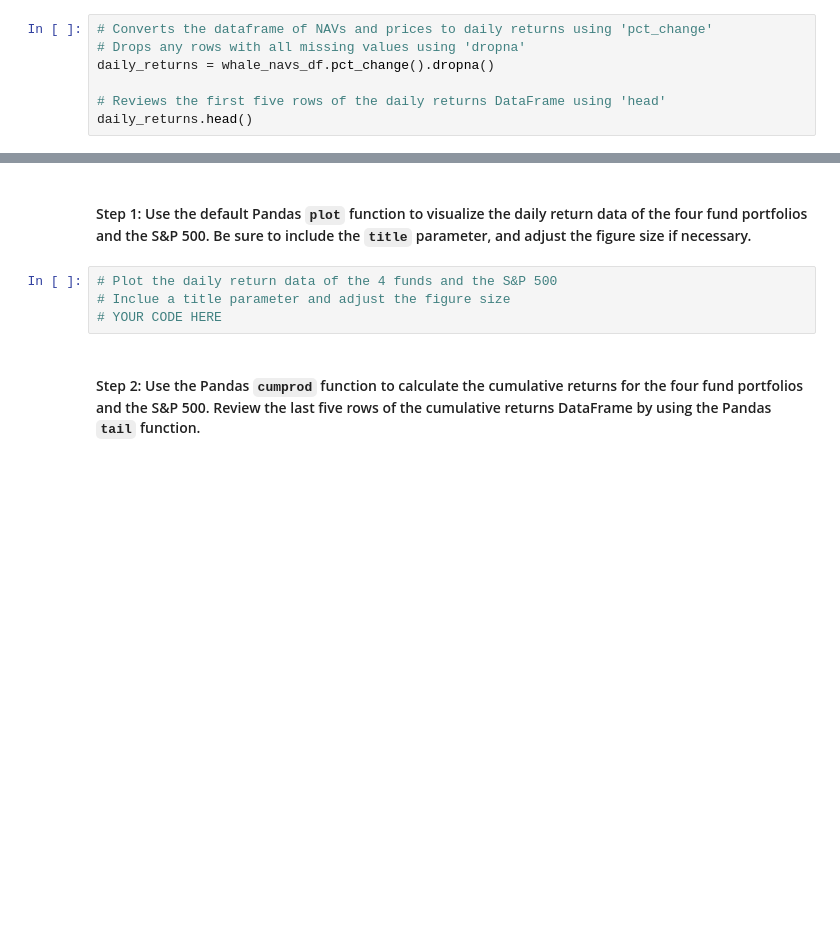
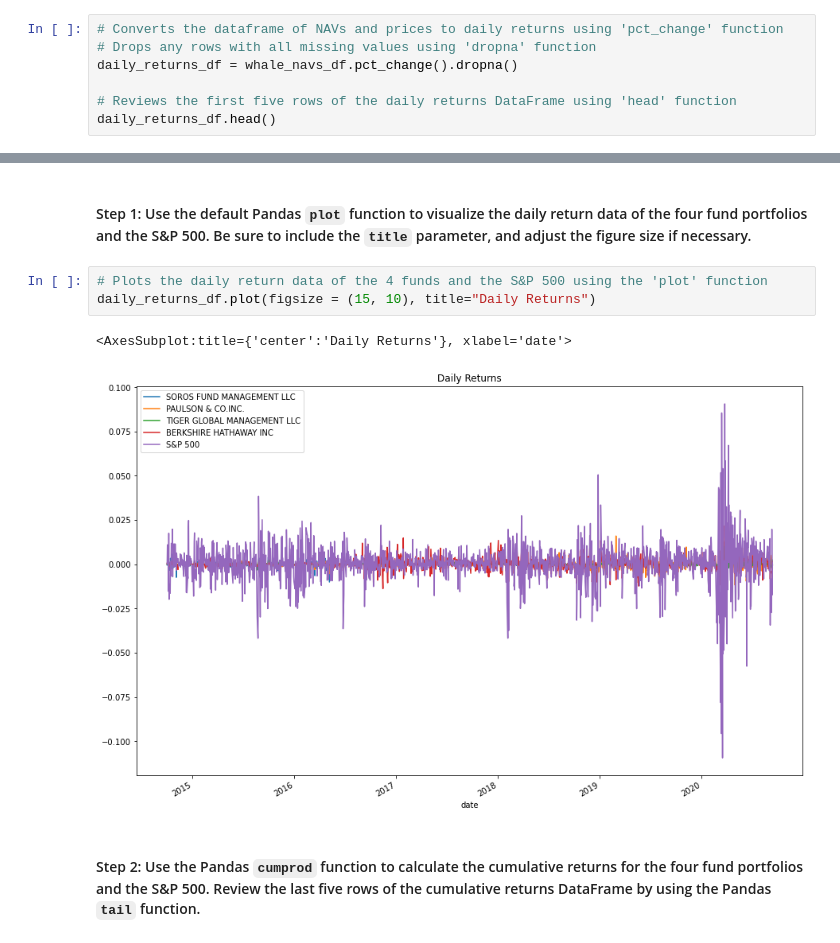
Before and after one commit to carljfrederick/whale-analysis, a Jupyter notebook: risk_return_analysis.ipynb, the cells around one changed output, grey strips where cells are left out. Drawn from its saved outputs; the diff is of its cells as text; blank space fills up the shorter version.

```diff
--- a/risk_return_analysis.ipynb
+++ b/risk_return_analysis.ipynb
@@ -125,12 +125,12 @@ whale_navs_df.head()
 # %% [markdown]
 #### Step 3: Use the Pandas `pct_change` function together with `dropna` to create the daily returns DataFrame. Base this DataFrame on the NAV prices of the four portfolios and on the closing price of the S&P 500 Index. Review the first five rows of the daily returns DataFrame.
 # %%
-# Converts the dataframe of NAVs and prices to daily returns using 'pct_change'
-# Drops any rows with all missing values using 'dropna'
-daily_returns = whale_navs_df.pct_change().dropna()
+# Converts the dataframe of NAVs and prices to daily returns using 'pct_change' function
+# Drops any rows with all missing values using 'dropna' function
+daily_returns_df = whale_navs_df.pct_change().dropna()
 
-# Reviews the first five rows of the daily returns DataFrame using 'head'
-daily_returns.head()
+# Reviews the first five rows of the daily returns DataFrame using 'head' function
+daily_returns_df.head()
 # %% [output]
 |  | SOROS FUND MANAGEMENT LLC | PAULSON & CO.INC. | TIGER GLOBAL MANAGEMENT LLC | BERKSHIRE HATHAWAY INC | S&P 500 |
 | date |  |  |  |  |  |
@@ -152,9 +152,11 @@ Analyze the data to determine if any of the portfolios outperform the broader st
 # %% [markdown]
 #### Step 1:  Use the default Pandas `plot` function to visualize the daily return data of the four fund portfolios and the S&P 500. Be sure to include the `title` parameter, and adjust the figure size if necessary.
 # %%
-# Plot the daily return data of the 4 funds and the S&P 500
-# Inclue a title parameter and adjust the figure size
-# YOUR CODE HERE
+# Plots the daily return data of the 4 funds and the S&P 500 using the 'plot' function
+daily_returns_df.plot(figsize = (15, 10), title="Daily Returns")
+# %% [output]
+<AxesSubplot:title={'center':'Daily Returns'}, xlabel='date'>
+[figure, added]
 # %% [markdown]
 #### Step 2: Use the Pandas `cumprod` function to calculate the cumulative returns for the four fund portfolios and the S&P 500. Review the last five rows of the cumulative returns DataFrame by using the Pandas `tail` function.
 # %%
```
Also changed, not shown: parts of 4 cells of this notebook.
